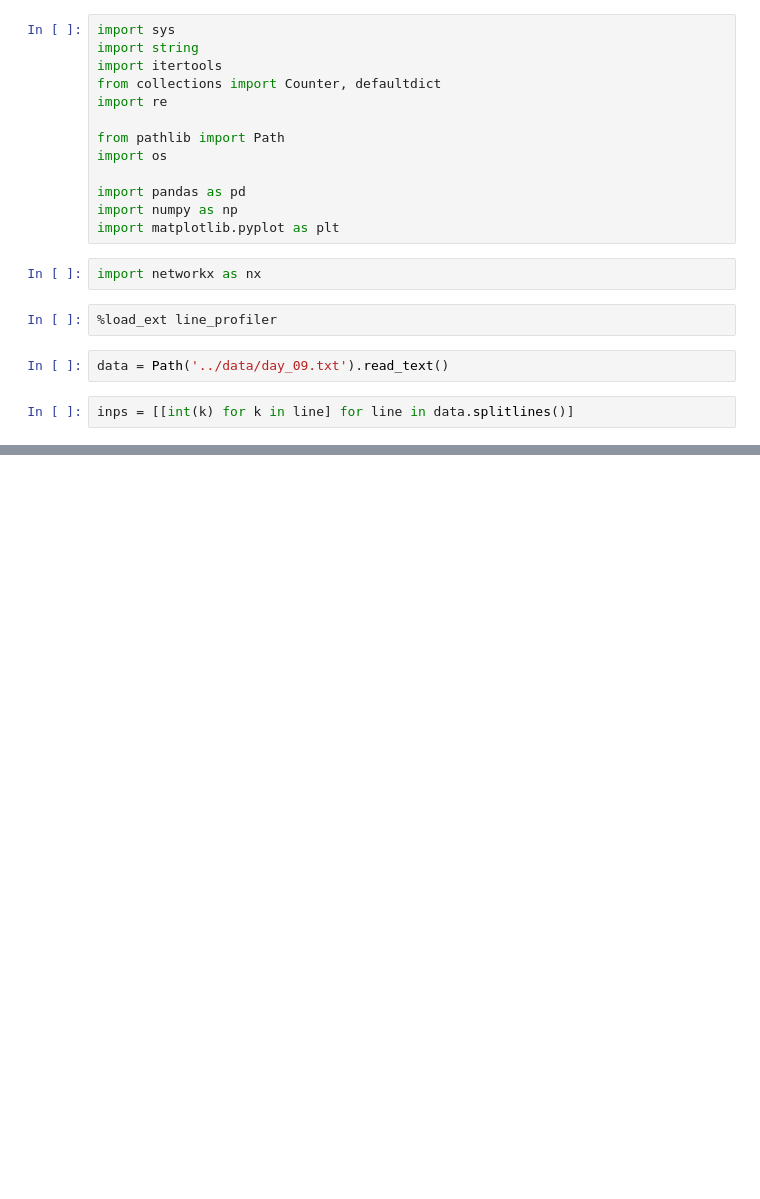
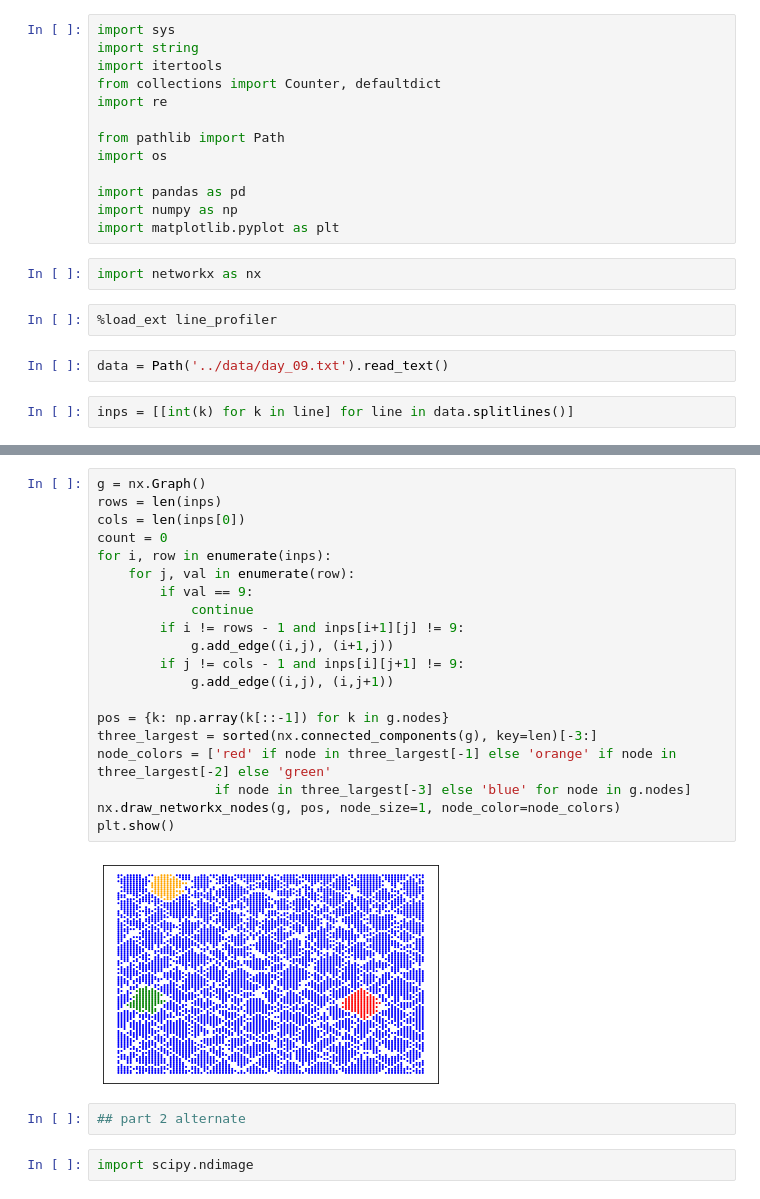
Before and after one commit to asishm/aoc-2021, a Jupyter notebook: solutions/day_09.ipynb, the cells around one changed output, grey strips where cells are left out. Drawn from its saved outputs; the diff is of its cells as text; blank space fills up the shorter version.

```diff
--- a/solutions/day_09.ipynb
+++ b/solutions/day_09.ipynb
@@ -81,0 +68,26 @@ print(part_b())
+# %%
+g = nx.Graph()
+rows = len(inps)
+cols = len(inps[0])
+count = 0
+for i, row in enumerate(inps):
+    for j, val in enumerate(row):
+        if val == 9:
+            continue
+        if i != rows - 1 and inps[i+1][j] != 9:
+            g.add_edge((i,j), (i+1,j))
+        if j != cols - 1 and inps[i][j+1] != 9:
+            g.add_edge((i,j), (i,j+1))
+
+pos = {k: np.array(k[::-1]) for k in g.nodes}
+three_largest = sorted(nx.connected_components(g), key=len)[-3:]
+node_colors = ['red' if node in three_largest[-1] else 'orange' if node in three_largest[-2] else 'green'
+               if node in three_largest[-3] else 'blue' for node in g.nodes]
+nx.draw_networkx_nodes(g, pos, node_size=1, node_color=node_colors)
+plt.show()
+# %% [output]
+[figure, added]
+# %%
+## part 2 alternate
+# %%
+import scipy.ndimage
```
Also changed, not shown: parts of 3 cells of this notebook, 1 other file.
